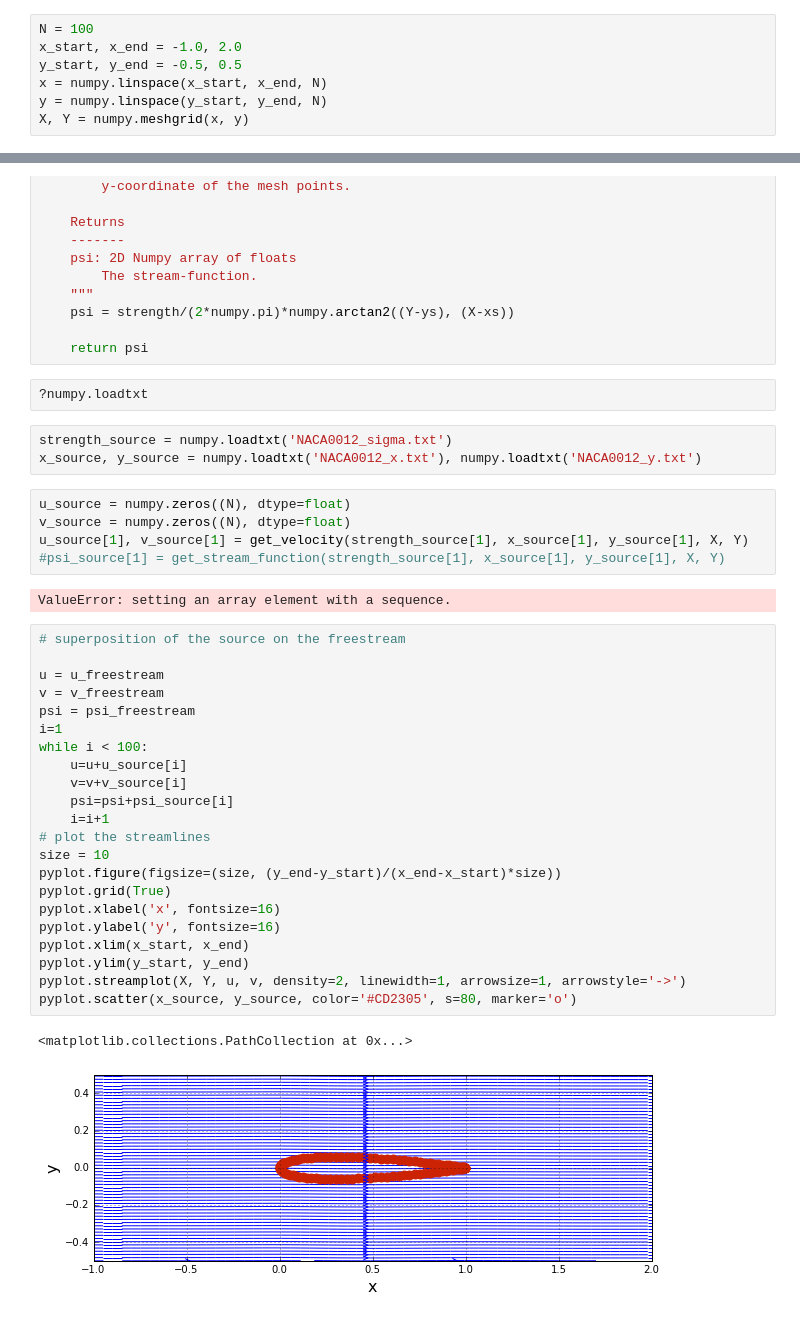
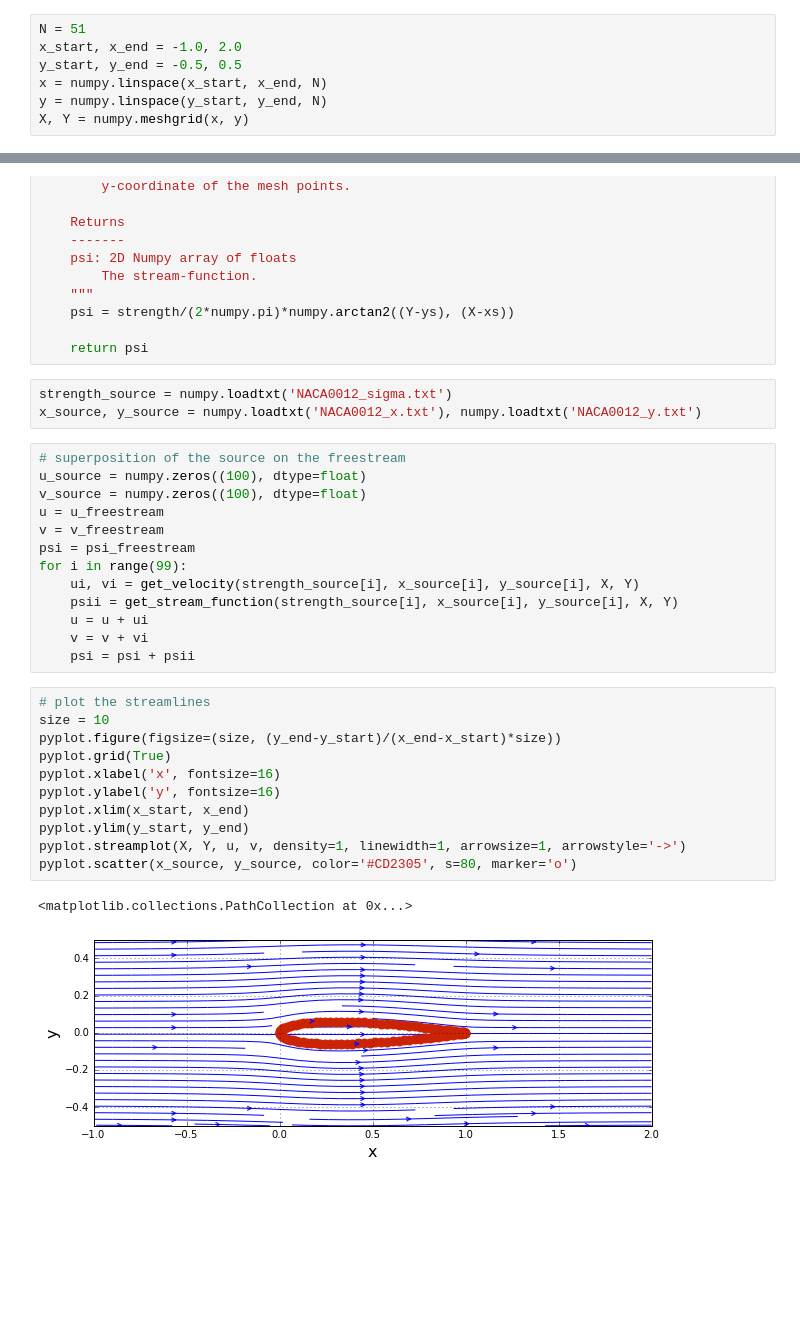
Before and after one commit to cinozeng/mae6226-work, a Jupyter notebook: HW1.ipynb, the cells around one changed output, grey strips where cells are left out. Drawn from its saved outputs; the diff is of its cells as text; blank space fills up the shorter version.

```diff
--- a/HW1.ipynb
+++ b/HW1.ipynb
@@ -4,7 +4,7 @@ import math
 from matplotlib import pyplot
 %matplotlib inline
 # %%
-N = 100
+N = 51
 x_start, x_end = -1.0, 2.0
 y_start, y_end = -0.5, 0.5
 x = numpy.linspace(x_start, x_end, N)
@@ -72,40 +72,33 @@ def get_stream_function(strength, xs, ys, X, Y):
     psi = strength/(2*numpy.pi)*numpy.arctan2((Y-ys), (X-xs))
 
     return psi
-# %%
-?numpy.loadtxt
 # %%
 strength_source = numpy.loadtxt('NACA0012_sigma.txt')
 x_source, y_source = numpy.loadtxt('NACA0012_x.txt'), numpy.loadtxt('NACA0012_y.txt')
-# %%
-u_source = numpy.zeros((N), dtype=float)
-v_source = numpy.zeros((N), dtype=float)
-u_source[1], v_source[1] = get_velocity(strength_source[1], x_source[1], y_source[1], X, Y)
-#psi_source[1] = get_stream_function(strength_source[1], x_source[1], y_source[1], X, Y)
-# %% [output]
-ValueError: setting an array element with a sequence.
+# %%
+# superposition of the source on the freestream
+u_source = numpy.zeros((100), dtype=float)
+v_source = numpy.zeros((100), dtype=float)
+u = u_freestream
+v = v_freestream
+psi = psi_freestream
+for i in range(99):
+    ui, vi = get_velocity(strength_source[i], x_source[i], y_source[i], X, Y)
+    psii = get_stream_function(strength_source[i], x_source[i], y_source[i], X, Y)
+    u = u + ui
+    v = v + vi
+    psi = psi + psii
 # %%
-# superposition of the source on the freestream
-
-u = u_freestream
-v = v_freestream
-psi = psi_freestream
-i=1
-while i < 100:
-    u=u+u_source[i]
-    v=v+v_source[i]
-    psi=psi+psi_source[i]
-    i=i+1
 # plot the streamlines
 size = 10
 pyplot.figure(figsize=(size, (y_end-y_start)/(x_end-x_start)*size))
 pyplot.grid(True)
 pyplot.xlabel('x', fontsize=16)
 pyplot.ylabel('y', fontsize=16)
 pyplot.xlim(x_start, x_end)
 pyplot.ylim(y_start, y_end)
-pyplot.streamplot(X, Y, u, v, density=2, linewidth=1, arrowsize=1, arrowstyle='->')
+pyplot.streamplot(X, Y, u, v, density=1, linewidth=1, arrowsize=1, arrowstyle='->')
 pyplot.scatter(x_source, y_source, color='#CD2305', s=80, marker='o')
 # %% [output]
 <matplotlib.collections.PathCollection at 0x...>
-[figure, old version]
+[figure, new version]
```
Also changed, not shown: parts of 5 cells of this notebook.
